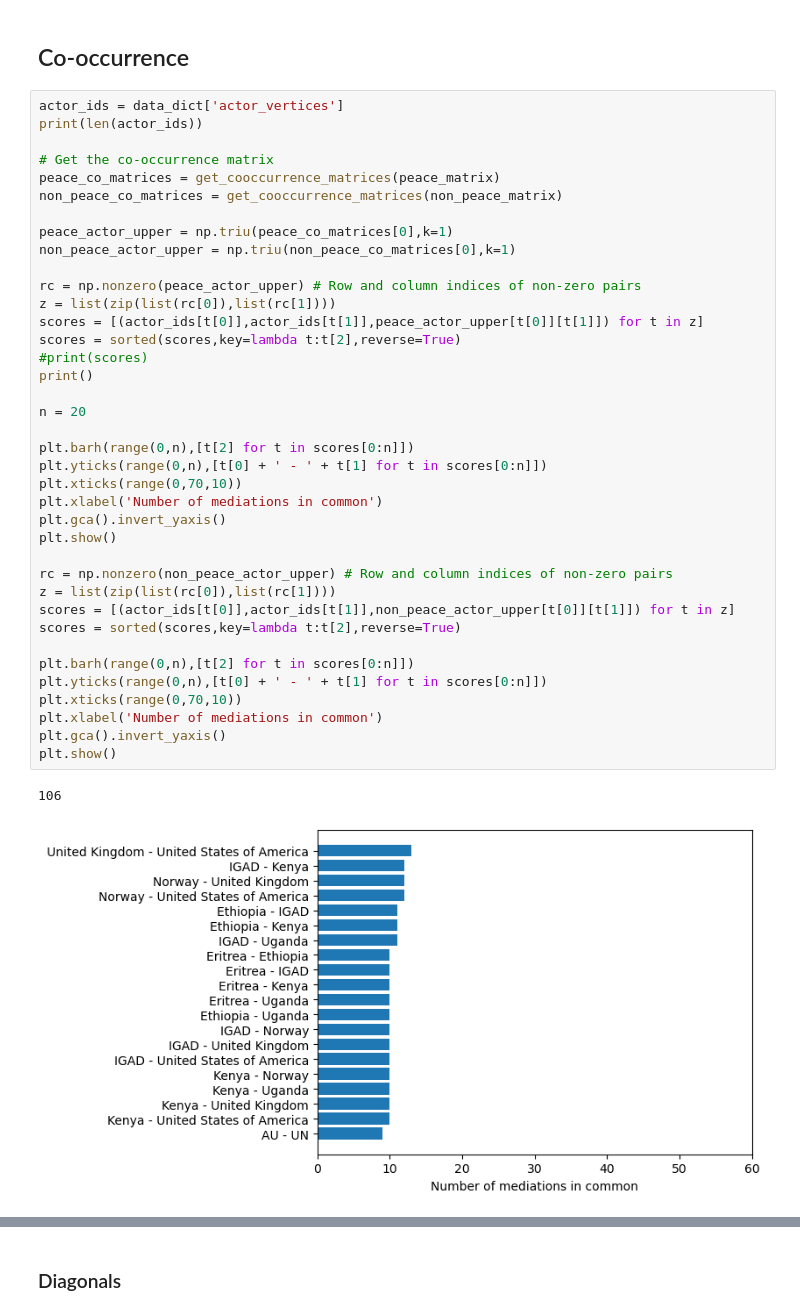
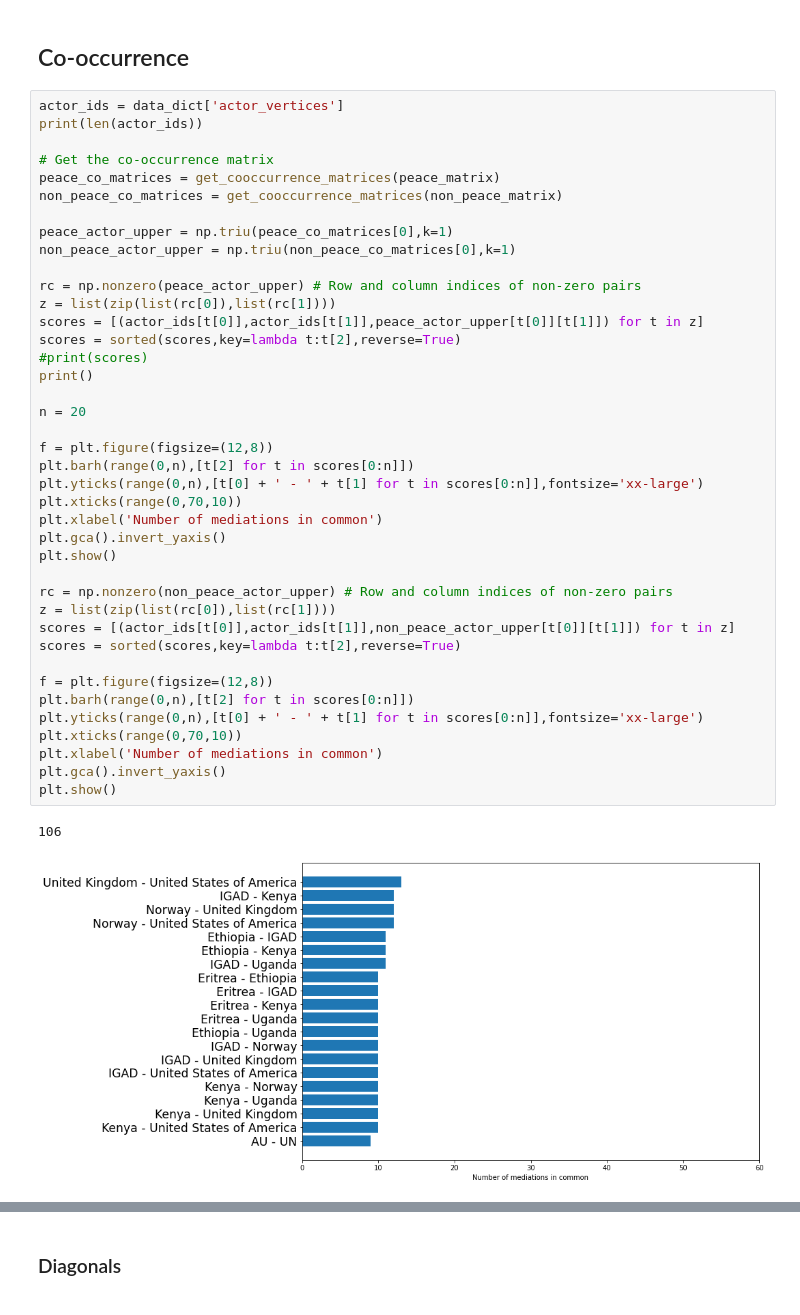
Before and after one commit to roybgardner/mediation, a Jupyter notebook: mediation_comparisons.ipynb, the cells around one changed output, grey strips where cells are left out. Drawn from its saved outputs; the diff is of its cells as text.

```diff
--- a/mediation_comparisons.ipynb
+++ b/mediation_comparisons.ipynb
@@ -170,33 +172,35 @@ non_peace_co_matrices = get_cooccurrence_matrices(non_peace_matrix)
 peace_actor_upper = np.triu(peace_co_matrices[0],k=1)
 non_peace_actor_upper = np.triu(non_peace_co_matrices[0],k=1)
 
 rc = np.nonzero(peace_actor_upper) # Row and column indices of non-zero pairs
 z = list(zip(list(rc[0]),list(rc[1])))
 scores = [(actor_ids[t[0]],actor_ids[t[1]],peace_actor_upper[t[0]][t[1]]) for t in z]
 scores = sorted(scores,key=lambda t:t[2],reverse=True)
 #print(scores)
 print()
 
 n = 20
 
+f = plt.figure(figsize=(12,8))
 plt.barh(range(0,n),[t[2] for t in scores[0:n]])
-plt.yticks(range(0,n),[t[0] + ' - ' + t[1] for t in scores[0:n]])
+plt.yticks(range(0,n),[t[0] + ' - ' + t[1] for t in scores[0:n]],fontsize='xx-large')
 plt.xticks(range(0,70,10))
 plt.xlabel('Number of mediations in common')
 plt.gca().invert_yaxis()
 plt.show()
 
 rc = np.nonzero(non_peace_actor_upper) # Row and column indices of non-zero pairs
 z = list(zip(list(rc[0]),list(rc[1])))
 scores = [(actor_ids[t[0]],actor_ids[t[1]],non_peace_actor_upper[t[0]][t[1]]) for t in z]
 scores = sorted(scores,key=lambda t:t[2],reverse=True)
 
+f = plt.figure(figsize=(12,8))
 plt.barh(range(0,n),[t[2] for t in scores[0:n]])
-plt.yticks(range(0,n),[t[0] + ' - ' + t[1] for t in scores[0:n]])
+plt.yticks(range(0,n),[t[0] + ' - ' + t[1] for t in scores[0:n]],fontsize='xx-large')
 plt.xticks(range(0,70,10))
 plt.xlabel('Number of mediations in common')
 plt.gca().invert_yaxis()
 plt.show()
 # %% [output]
 106
-[figure, old version]
+[figure, new version]
```
Also changed, not shown: parts of 7 cells of this notebook, 2 other files.
